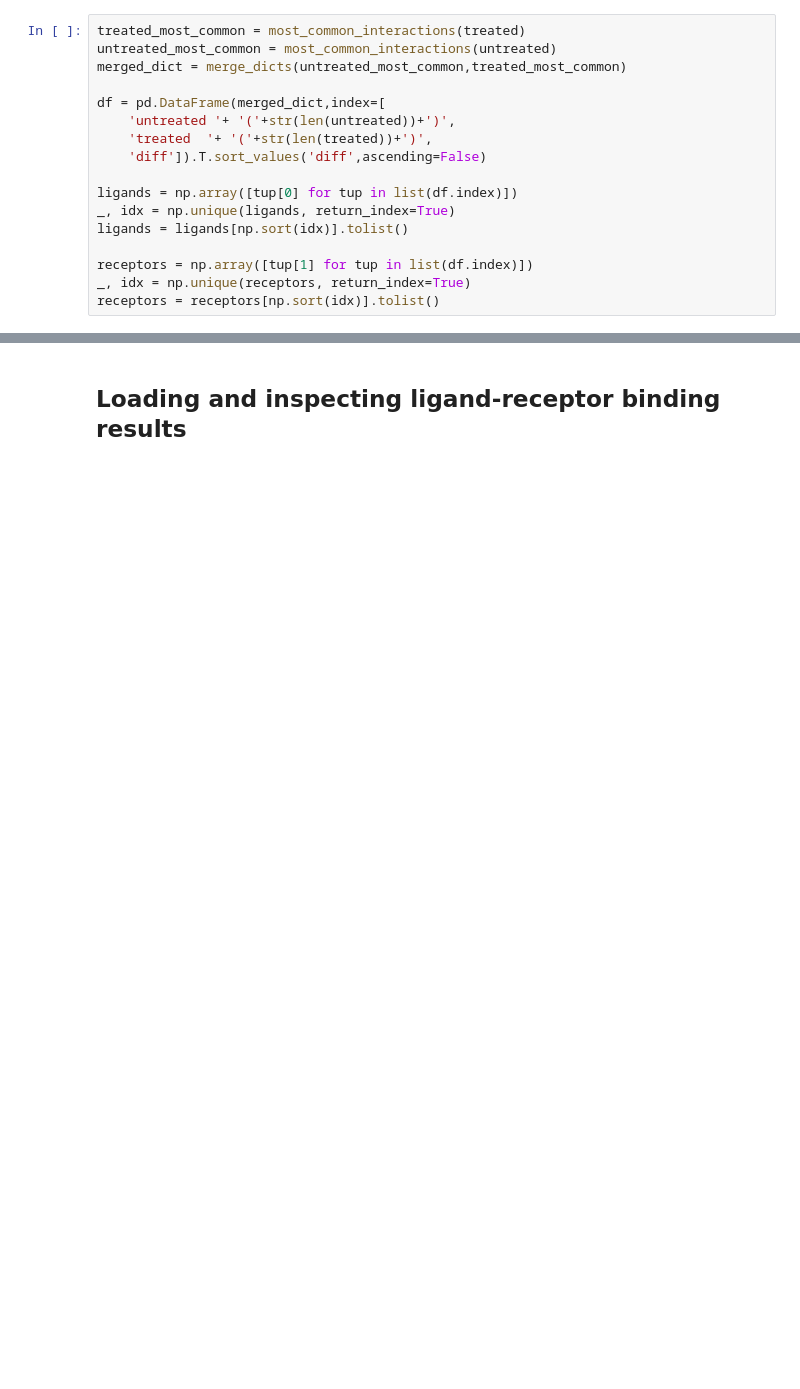
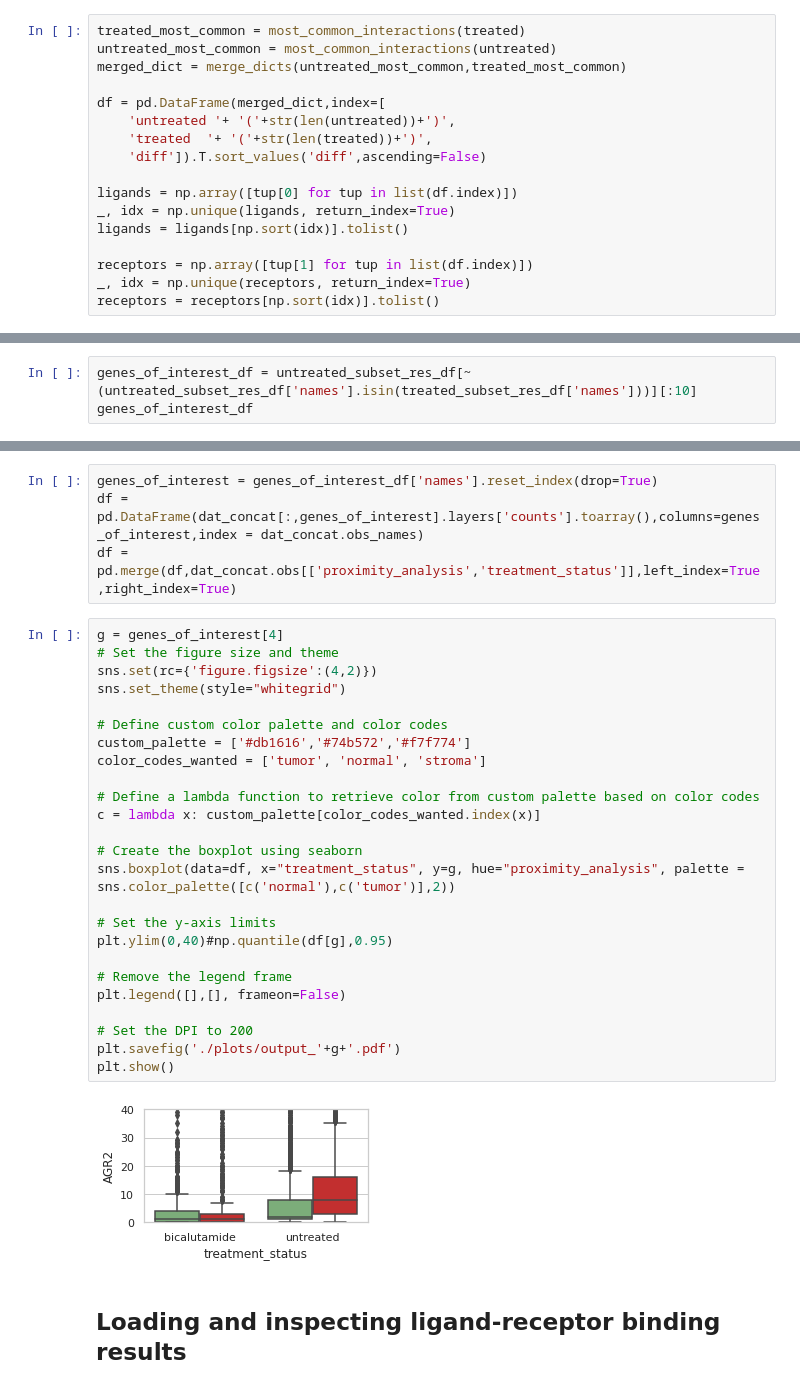
Before and after one commit to akiviaho/spatial, a Jupyter notebook: notebooks/spatial-ligand-receptor-analyses.ipynb, the cells around one changed output, grey strips where cells are left out. Cells and saved outputs as stored; diff of their text form; blank space fills up the shorter version.

```diff
--- a/notebooks/spatial-ligand-receptor-analyses.ipynb
+++ b/notebooks/spatial-ligand-receptor-analyses.ipynb
@@ -347,0 +411,3 @@ target_subset_res_df[target_subset_res_df['names'].isin(receptors)]
+# %%
+genes_of_interest_df = untreated_subset_res_df[~(untreated_subset_res_df['names'].isin(treated_subset_res_df['names']))][:10]
+genes_of_interest_df
@@ -348,2 +426,33 @@ target_subset_res_df[target_subset_res_df['names'].isin(receptors)]
+# %%
+genes_of_interest = genes_of_interest_df['names'].reset_index(drop=True)
+df = pd.DataFrame(dat_concat[:,genes_of_interest].layers['counts'].toarray(),columns=genes_of_interest,index = dat_concat.obs_names)
+df = pd.merge(df,dat_concat.obs[['proximity_analysis','treatment_status']],left_index=True,right_index=True)
+# %%
+g = genes_of_interest[4]
+# Set the figure size and theme
+sns.set(rc={'figure.figsize':(4,2)})
+sns.set_theme(style="whitegrid")
+
+# Define custom color palette and color codes
+custom_palette = ['#db1616','#74b572','#f7f774']
+color_codes_wanted = ['tumor', 'normal', 'stroma']
+
+# Define a lambda function to retrieve color from custom palette based on color codes
+c = lambda x: custom_palette[color_codes_wanted.index(x)]
+
+# Create the boxplot using seaborn
+sns.boxplot(data=df, x="treatment_status", y=g, hue="proximity_analysis", palette = sns.color_palette([c('normal'),c('tumor')],2))
+
+# Set the y-axis limits
+plt.ylim(0,40)#np.quantile(df[g],0.95)
+
+# Remove the legend frame
+plt.legend([],[], frameon=False)
+
+# Set the DPI to 200
+plt.savefig('./plots/output_'+g+'.pdf')
+plt.show()
+# %% [output]
+[figure, added]
 # %% [markdown]
 ## Loading and inspecting ligand-receptor binding results
```
Also changed, not shown: parts of 22 cells of this notebook.
